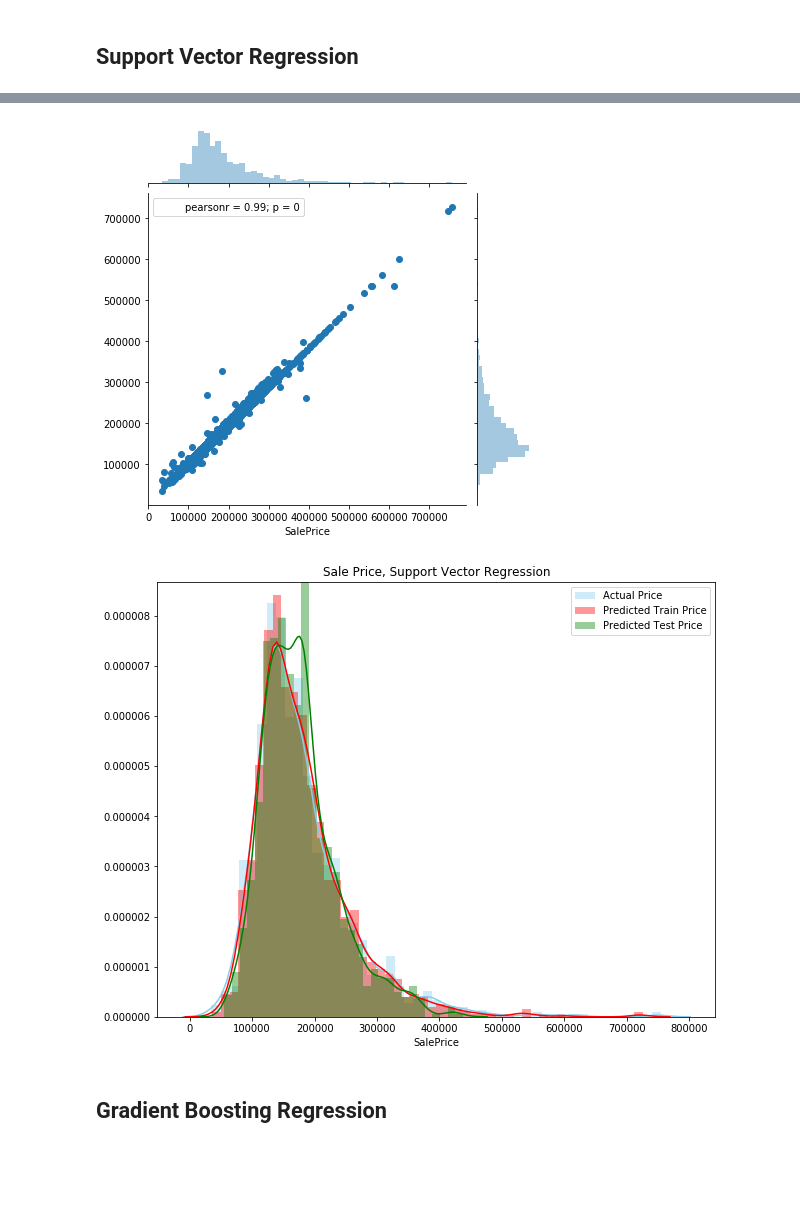
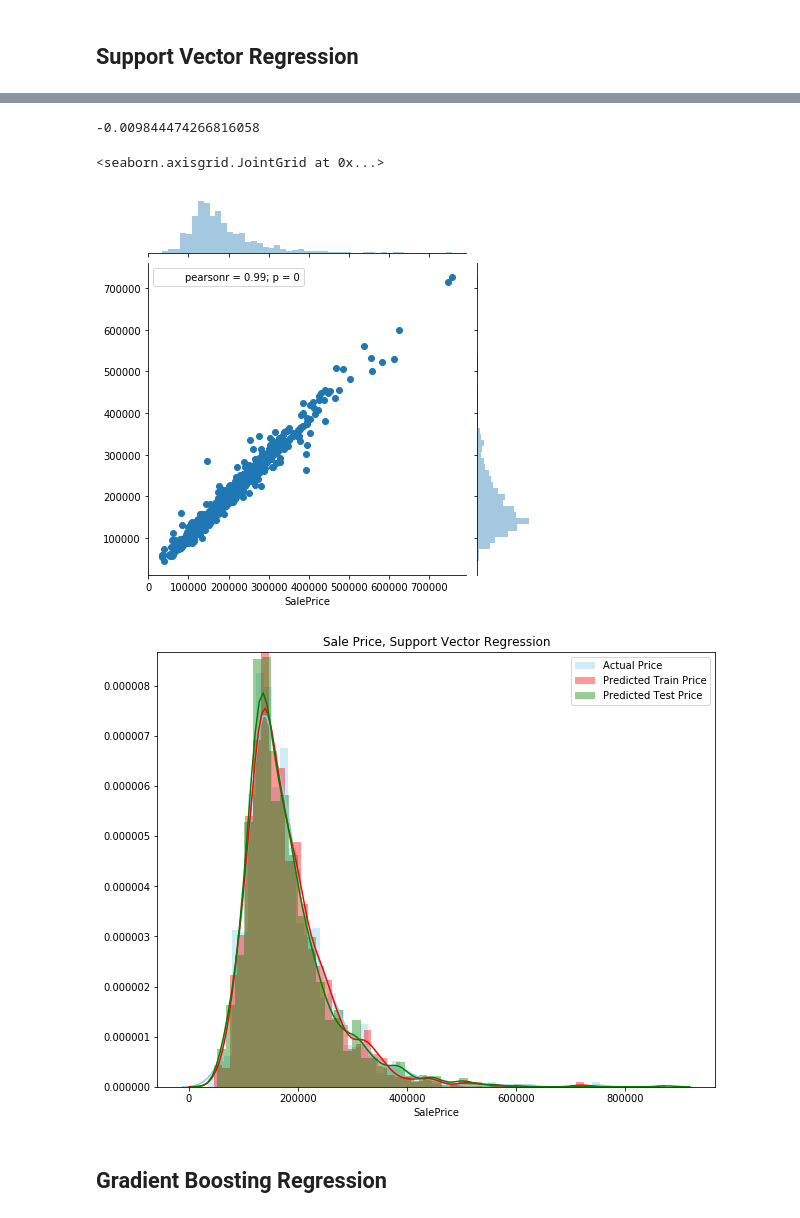
Before and after one commit to ARomau/HousingPrice_ML_Project, a Jupyter notebook: Final_Housing_Code.ipynb, the cells around one changed output, grey strips where cells are left out. Cells and saved outputs as stored; diff of their text form; code cells hidden in the pictures; blank space fills up the shorter version.

```diff
--- a/Final_Housing_Code.ipynb
+++ b/Final_Housing_Code.ipynb
@@ -21,7 +21,7 @@ warnings.filterwarnings('ignore')
 # %%
 df = pd.read_csv("data/train.csv")
 train_id = df["Id"]
-actual_price = df["SalePrice"]
+actual_price = df[["Id","SalePrice"]].set_index("Id")
 df2 = pd.read_csv("data/test.csv")
 test_id = df2["Id"]
 submission_id = df2["Id"]
@@ -476,6 +476,6 @@ df = df.drop(['1stFlrSF', '2ndFlrSF', 'TotalBsmtSF'], axis = 1)#################
 df['Baths'] = df['BsmtFullBath'] + df['BsmtHalfBath']*0.5 + df['FullBath'] + df['HalfBath']*0.5
 df.drop(['FullBath', 'HalfBath', 'BsmtFullBath', 'BsmtHalfBath'], axis = 1, inplace = True)
 # Combine WoodDeckSF, OpenPorchSF, 3SsnPorch, ScreenPorch
-df['PorchSF'] = df['WoodDeckSF'] + df['OpenPorchSF'] + df['3SsnPorch'] + df['ScreenPorch']
+df['PorchSF'] = df['WoodDeckSF'] + df['OpenPorchSF'] + df['3SsnPorch'] + df['ScreenPorch'] + df['EnclosedPorch']
 # Drop EnclosedPorch
-df.drop('EnclosedPorch', axis = 1, inplace = True)
+df.drop(columns = ['WoodDeckSF', 'OpenPorchSF', '3SsnPorch', 'ScreenPorch', 'EnclosedPorch'], axis = 1, inplace = True)
@@ -1587,23 +1445,29 @@ plt.savefig('images/SVR_prediction_residuals.png', dpi=300, bbox_inches='tight')
+# %%
+residuals = price - svr_pred_train
+residuals.mean()
+# %% [output]
+-0.009844474266816058
 # %%
-sns.jointplot(actual_price, np.exp(scaler2.inverse_transform(svr_pred_train)))
-plt.savefig('images/SVR_prediction_scatter.png', dpi=300, bbox_inches='tight')
+sns.jointplot(actual_price['SalePrice'], np.exp(scaler2.inverse_transform(svr_pred_train)))
+#plt.savefig('images/SVR_prediction_scatter.png', dpi=300, bbox_inches='tight')
 # %% [output]
+<seaborn.axisgrid.JointGrid at 0x...>
-[figure, old version]
+[figure, new version]
 # %%
 ############################## IMPORTANT NOTE #################################
 # To transform our predicted price BACK:
 svr_pred = np.exp(scaler2.inverse_transform(svr.predict(features_test)))
 
 fig, ax = plt.subplots(figsize=(10,8))
-sns.distplot( actual_price , color="skyblue", label="Actual Price")
+sns.distplot( actual_price['SalePrice'] , color="skyblue", label="Actual Price")
 sns.distplot( np.exp(scaler2.inverse_transform(svr.predict(features))) , color="red", label="Predicted Train Price")
 sns.distplot( svr_pred , color="green", label="Predicted Test Price")
 ax.set_title('Sale Price, Support Vector Regression')
 plt.legend()
-plt.savefig('images/SVR_prediction_saleprice_histogram.png', dpi=300, bbox_inches='tight')
+#plt.savefig('images/SVR_prediction_saleprice_histogram.png', dpi=300, bbox_inches='tight')
 
 svr_pred = pd.DataFrame(svr_pred, columns = ['SalePrice'])
 svr_cv_submission = pd.concat([submission_id, svr_pred], axis = 1)
 #svr_cv_submission.to_csv("data/svr_some_outliers_Mar3.csv", index = False)
 # %% [output]
-[figure, old version]
+[figure, new version]
```
Also changed, not shown: parts of 128 cells of this notebook.
